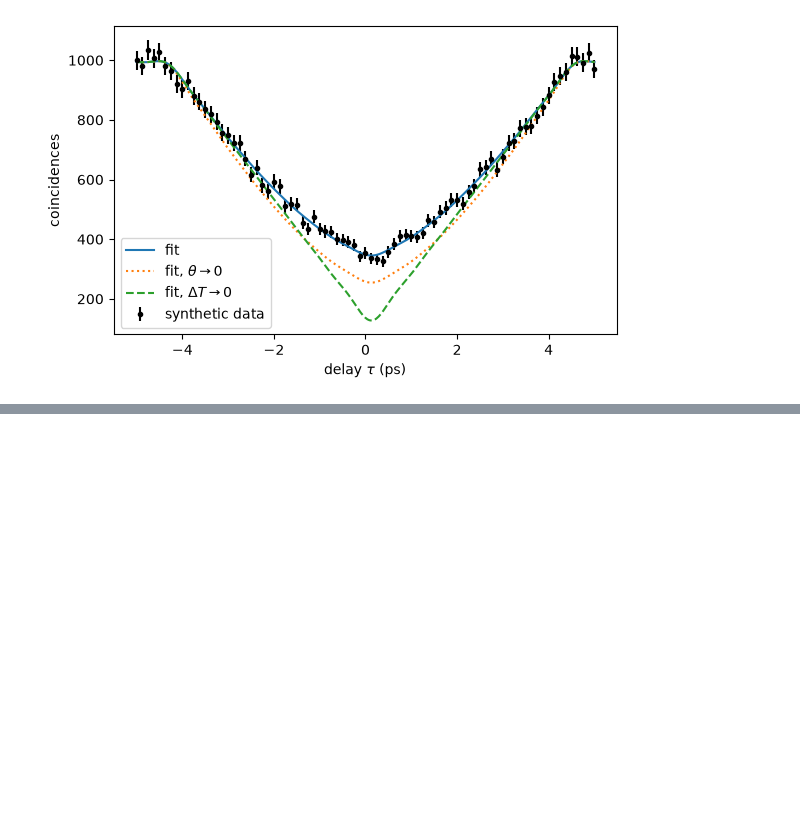
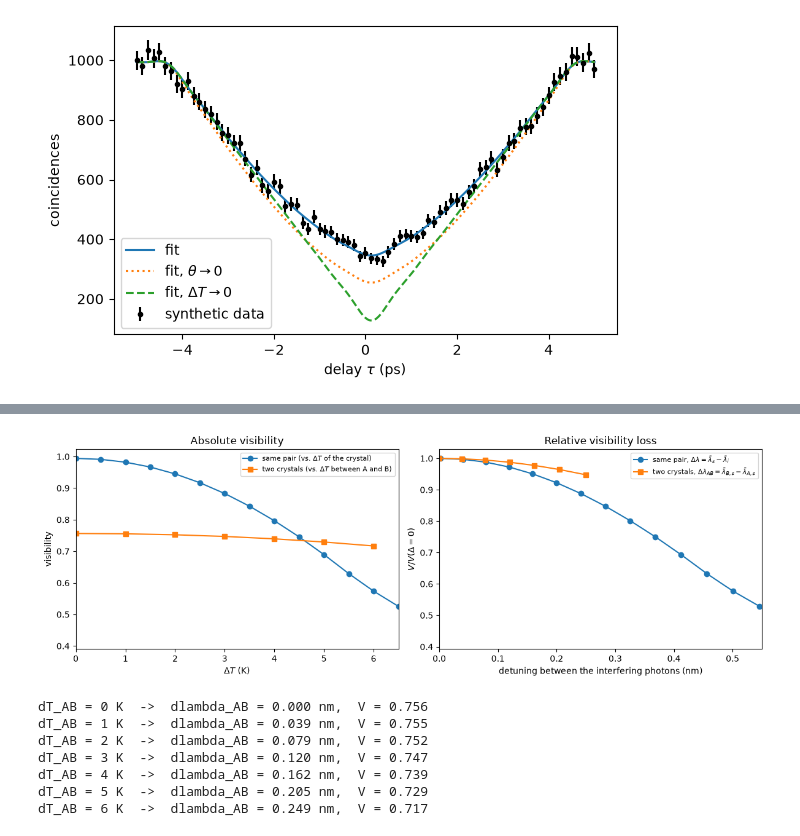
Before and after one commit to nicosieber/PhotonPairLab, a Jupyter notebook: notebooks/hom_visibility.ipynb, the cells around one changed output, grey strips where cells are left out. Cells and saved outputs as stored; diff of their text form; code cells hidden in the pictures; blank space fills up the shorter version.

```diff
--- a/notebooks/hom_visibility.ipynb
+++ b/notebooks/hom_visibility.ipynb
@@ -439,0 +514,36 @@ fix alone would restore. Some practical notes for real data:
+# %%
+dT_AB = np.arange(0, 7, 1.0)
+V_AB, dlam_AB = [], []
+for dT in dT_AB:
+    res_Bt = simulate(T_design + dT)
+    hom_AB = HOMAnalyzer(res_A, res_Bt).compute_two_mode_HOM("signal", "signal", taus_s=taus)
+    V_AB.append(visibility(hom_AB.coincidence_probabilities))
+    jA, jB = np.abs(res_A.JSA) ** 2, np.abs(res_Bt.JSA) ** 2
+    wl = np.asarray(res_A.SignalWavelengths)
+    dlam_AB.append((jB.sum(axis=0) @ wl / jB.sum() - jA.sum(axis=0) @ wl / jA.sum()) * 1e9)
+V_AB, dlam_AB = np.array(V_AB), np.array(dlam_AB)
+
+fig, (ax_abs, ax_rel) = plt.subplots(1, 2, figsize=(12, 4.2))
+ax_abs.plot(dTs, V_spec, "o-", label="same pair (vs. $\\Delta T$ of the crystal)")
+ax_abs.plot(dT_AB, V_AB, "s-", label="two crystals (vs. $\\Delta T$ between A and B)")
+ax_abs.set(xlabel=r"$\Delta T$ (K)", ylabel="visibility", xlim=(0, 6.5), title="Absolute visibility")
+ax_abs.legend(fontsize=8)
+ax_rel.plot(detunings, V_spec / V_spec[0], "o-", label=r"same pair, $\Delta\lambda = \bar\lambda_s - \bar\lambda_i$")
+ax_rel.plot(dlam_AB, V_AB / V_AB[0], "s-", label=r"two crystals, $\Delta\lambda_{AB} = \bar\lambda_{B,s} - \bar\lambda_{A,s}$")
+ax_rel.set(xlabel=r"detuning between the interfering photons (nm)", ylabel=r"$V / V(\Delta=0)$",
+           xlim=(0, 0.55), title="Relative visibility loss")
+ax_rel.legend(fontsize=8)
+plt.tight_layout()
+plt.show()
+
+for dT, dl, V in zip(dT_AB, dlam_AB, V_AB):
+    print(f"dT_AB = {dT:.0f} K  ->  dlambda_AB = {dl:.3f} nm,  V = {V:.3f}")
+# %% [output]
+[figure, added]
+dT_AB = 0 K  ->  dlambda_AB = 0.000 nm,  V = 0.756
+dT_AB = 1 K  ->  dlambda_AB = 0.039 nm,  V = 0.755
+dT_AB = 2 K  ->  dlambda_AB = 0.079 nm,  V = 0.752
+dT_AB = 3 K  ->  dlambda_AB = 0.120 nm,  V = 0.747
+dT_AB = 4 K  ->  dlambda_AB = 0.162 nm,  V = 0.739
+dT_AB = 5 K  ->  dlambda_AB = 0.205 nm,  V = 0.729
+dT_AB = 6 K  ->  dlambda_AB = 0.249 nm,  V = 0.717
```
Also changed, not shown: parts of 11 cells of this notebook.
